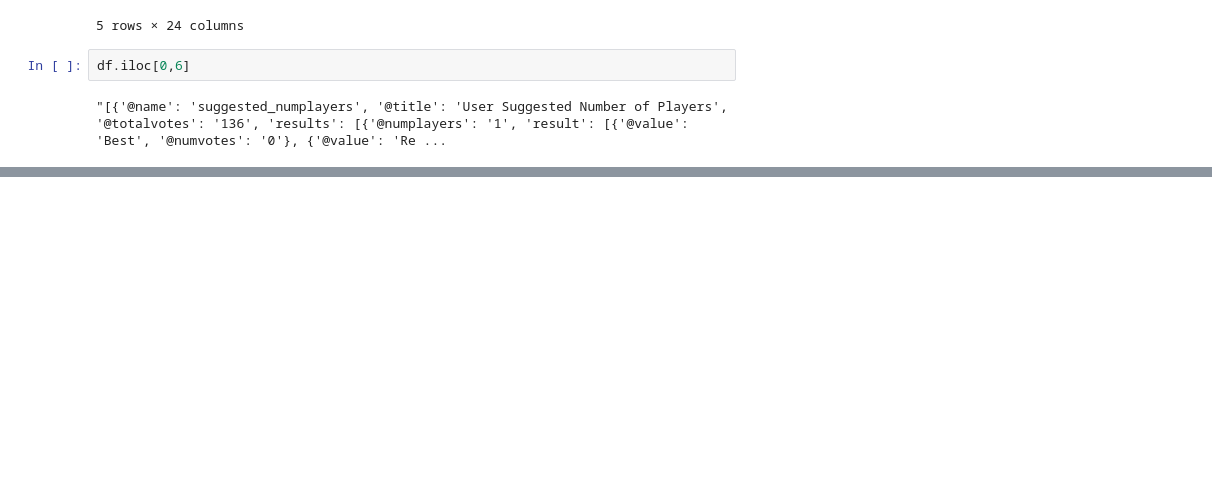
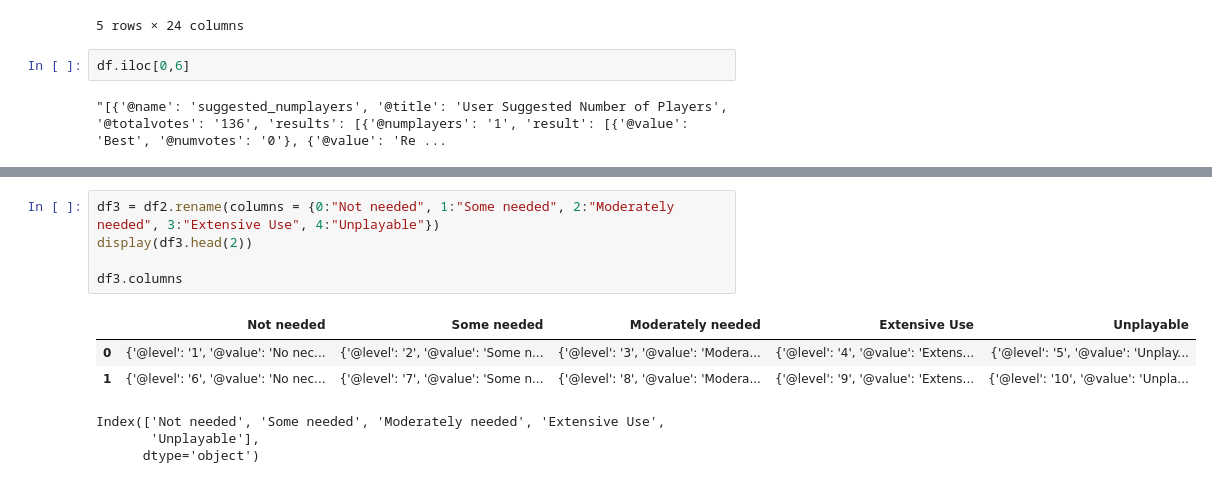
Before and after one commit to trapperkreeper/Project1, a Jupyter notebook: language_related.ipynb, the cells around one changed output, grey strips where cells are left out. Saved outputs shown, nothing was run; the diff lists cells and outputs as text; blank space fills up the shorter version.

```diff
--- a/language_related.ipynb
+++ b/language_related.ipynb
@@ -77,0 +193,12 @@ memory usage: 933.6+ KB
+# %%
+df3 = df2.rename(columns = {0:"Not needed", 1:"Some needed", 2:"Moderately needed", 3:"Extensive Use", 4:"Unplayable"})
+display(df3.head(2))
+
+df3.columns
+# %% [output]
+|  | Not needed | Some needed | Moderately needed | Extensive Use | Unplayable |
+| 0 | {'@level': '1', '@value': 'No nec... | {'@level': '2', '@value': 'Some n... | {'@level': '3', '@value': 'Modera... | {'@level': '4', '@value': 'Extens... | {'@level': '5', '@value': 'Unplay... |
+| 1 | {'@level': '6', '@value': 'No nec... | {'@level': '7', '@value': 'Some n... | {'@level': '8', '@value': 'Modera... | {'@level': '9', '@value': 'Extens... | {'@level': '10', '@value': 'Unpla... |
+Index(['Not needed', 'Some needed', 'Moderately needed', 'Extensive Use',
+       'Unplayable'],
+      dtype='object')
```
Also changed, not shown: parts of 10 cells of this notebook.
